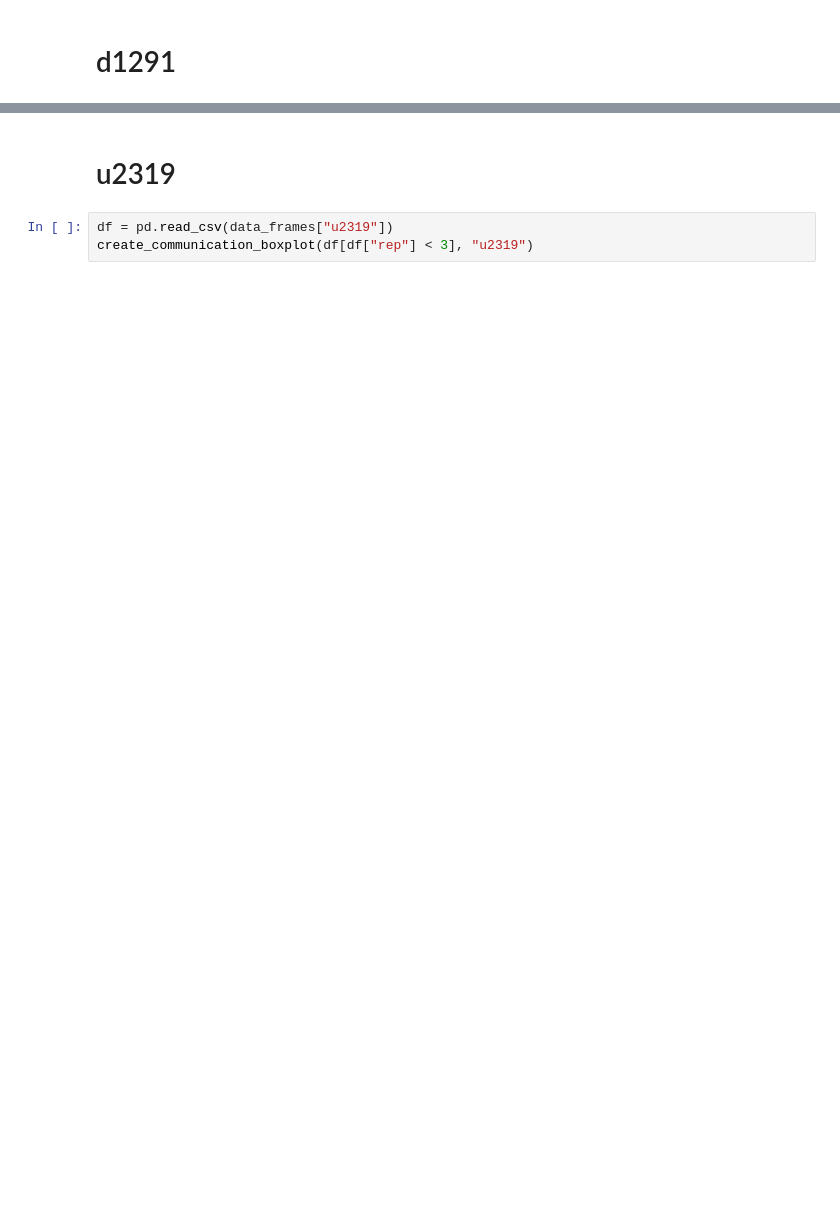
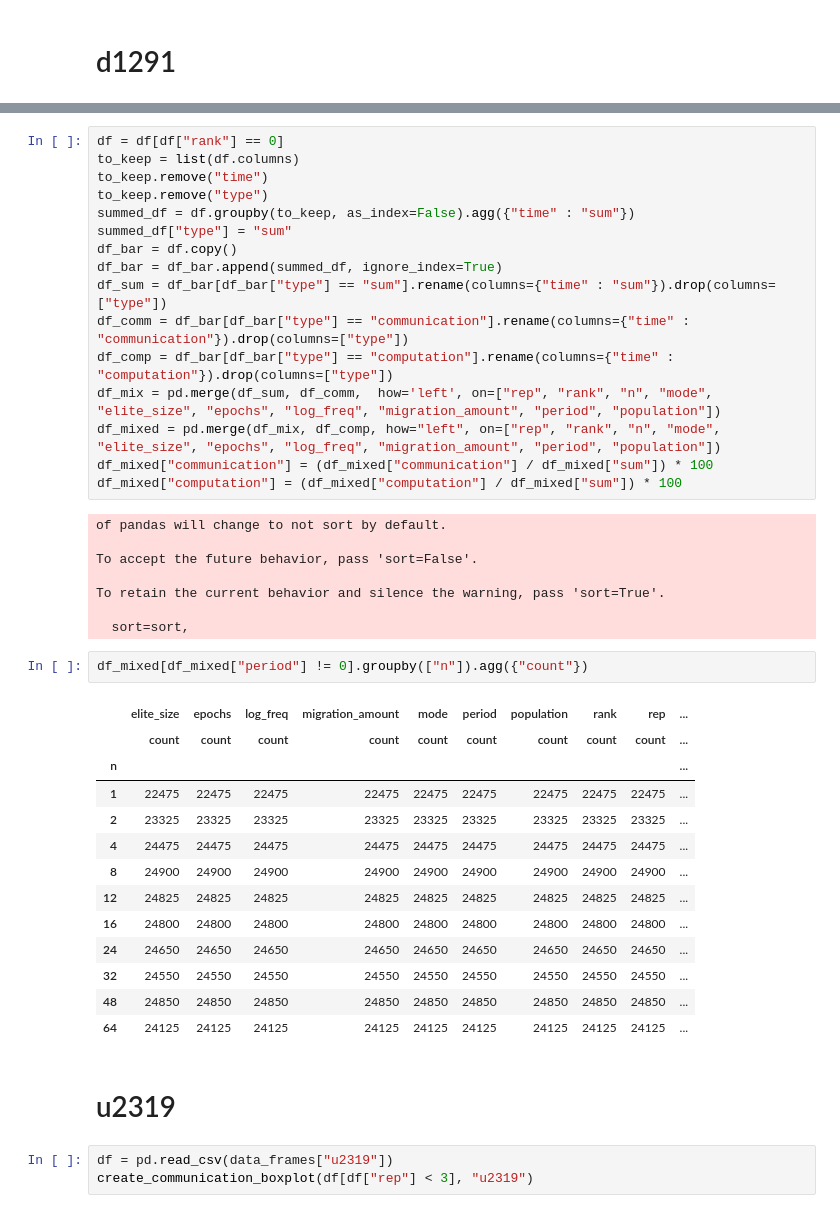
Before and after one commit to anklinv/Scalable_Genetic_Algorithm, a Jupyter notebook: logging/generate_communication_boxplots.ipynb, the cells around one changed output, grey strips where cells are left out. Drawn from its saved outputs; the diff is of its cells as text; blank space fills up the shorter version.

```diff
--- a/logging/generate_communication_boxplots.ipynb
+++ b/logging/generate_communication_boxplots.ipynb
@@ -58,3 +58,43 @@ To retain the current behavior and silence the warning, pass 'sort=True'.
+# %%
+df = df[df["rank"] == 0]
+to_keep = list(df.columns)
+to_keep.remove("time")
+to_keep.remove("type")
+summed_df = df.groupby(to_keep, as_index=False).agg({"time" : "sum"})
+summed_df["type"] = "sum"
+df_bar = df.copy()
+df_bar = df_bar.append(summed_df, ignore_index=True)
+df_sum = df_bar[df_bar["type"] == "sum"].rename(columns={"time" : "sum"}).drop(columns=["type"])
+df_comm = df_bar[df_bar["type"] == "communication"].rename(columns={"time" : "communication"}).drop(columns=["type"])
+df_comp = df_bar[df_bar["type"] == "computation"].rename(columns={"time" : "computation"}).drop(columns=["type"])
+df_mix = pd.merge(df_sum, df_comm,  how='left', on=["rep", "rank", "n", "mode", "elite_size", "epochs", "log_freq", "migration_amount", "period", "population"])
+df_mixed = pd.merge(df_mix, df_comp, how="left", on=["rep", "rank", "n", "mode", "elite_size", "epochs", "log_freq", "migration_amount", "period", "population"])
+df_mixed["communication"] = (df_mixed["communication"] / df_mixed["sum"]) * 100
+df_mixed["computation"] = (df_mixed["computation"] / df_mixed["sum"]) * 100
+# %% [output]
+of pandas will change to not sort by default.
+
+To accept the future behavior, pass 'sort=False'.
+
+To retain the current behavior and silence the warning, pass 'sort=True'.
+
+  sort=sort,
+# %%
+df_mixed[df_mixed["period"] != 0].groupby(["n"]).agg({"count"})
+# %% [output]
+|  | elite_size | epochs | log_freq | migration_amount | mode | period | population | rank | rep | ... |
+|  | count | count | count | count | count | count | count | count | count | ... |
+| n |  |  |  |  |  |  |  |  |  | ... |
+| 1 | 22475 | 22475 | 22475 | 22475 | 22475 | 22475 | 22475 | 22475 | 22475 | ... |
+| 2 | 23325 | 23325 | 23325 | 23325 | 23325 | 23325 | 23325 | 23325 | 23325 | ... |
+| 4 | 24475 | 24475 | 24475 | 24475 | 24475 | 24475 | 24475 | 24475 | 24475 | ... |
+| 8 | 24900 | 24900 | 24900 | 24900 | 24900 | 24900 | 24900 | 24900 | 24900 | ... |
+| 12 | 24825 | 24825 | 24825 | 24825 | 24825 | 24825 | 24825 | 24825 | 24825 | ... |
+| 16 | 24800 | 24800 | 24800 | 24800 | 24800 | 24800 | 24800 | 24800 | 24800 | ... |
+| 24 | 24650 | 24650 | 24650 | 24650 | 24650 | 24650 | 24650 | 24650 | 24650 | ... |
+| 32 | 24550 | 24550 | 24550 | 24550 | 24550 | 24550 | 24550 | 24550 | 24550 | ... |
+| 48 | 24850 | 24850 | 24850 | 24850 | 24850 | 24850 | 24850 | 24850 | 24850 | ... |
+| 64 | 24125 | 24125 | 24125 | 24125 | 24125 | 24125 | 24125 | 24125 | 24125 | ... |
 # %% [markdown]
 # u2319
 # %%
```
Also changed, not shown: parts of 4 cells of this notebook, 5 other files.
